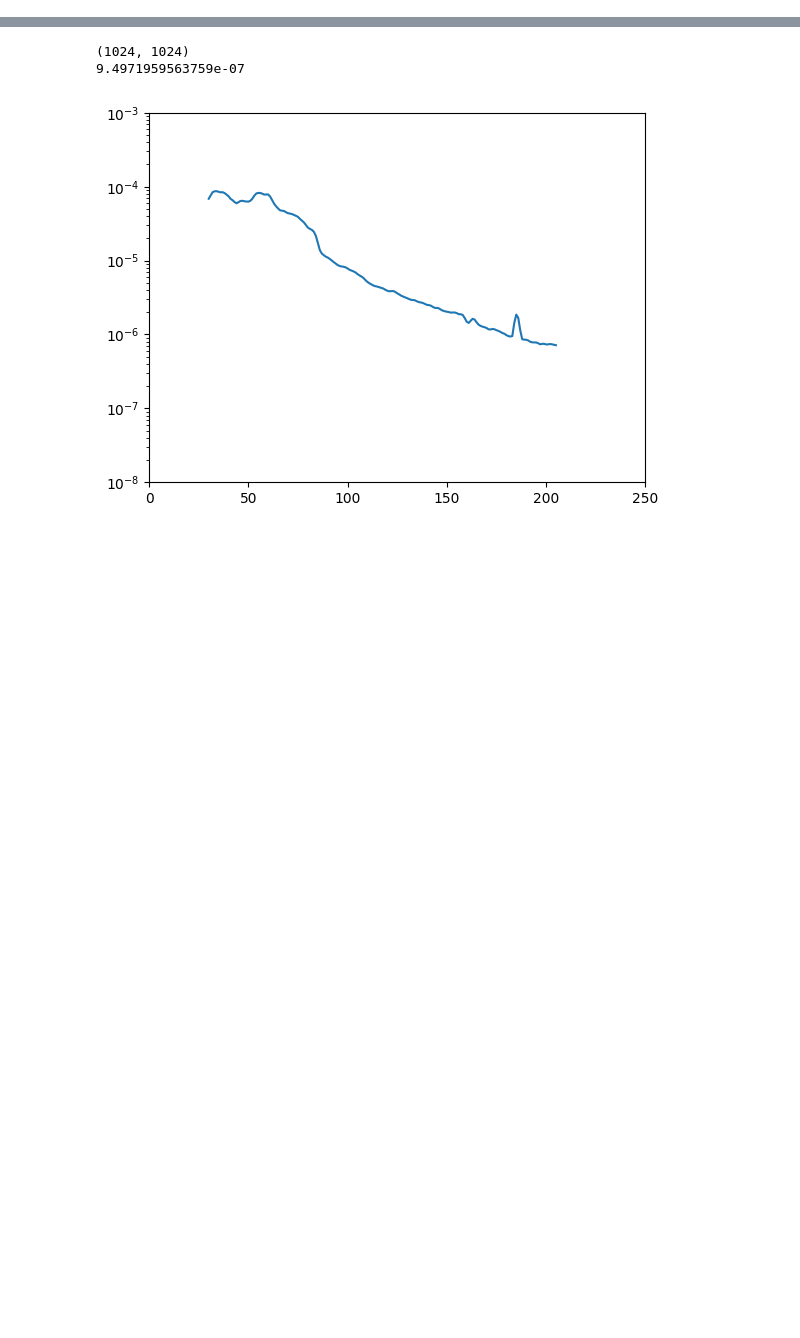
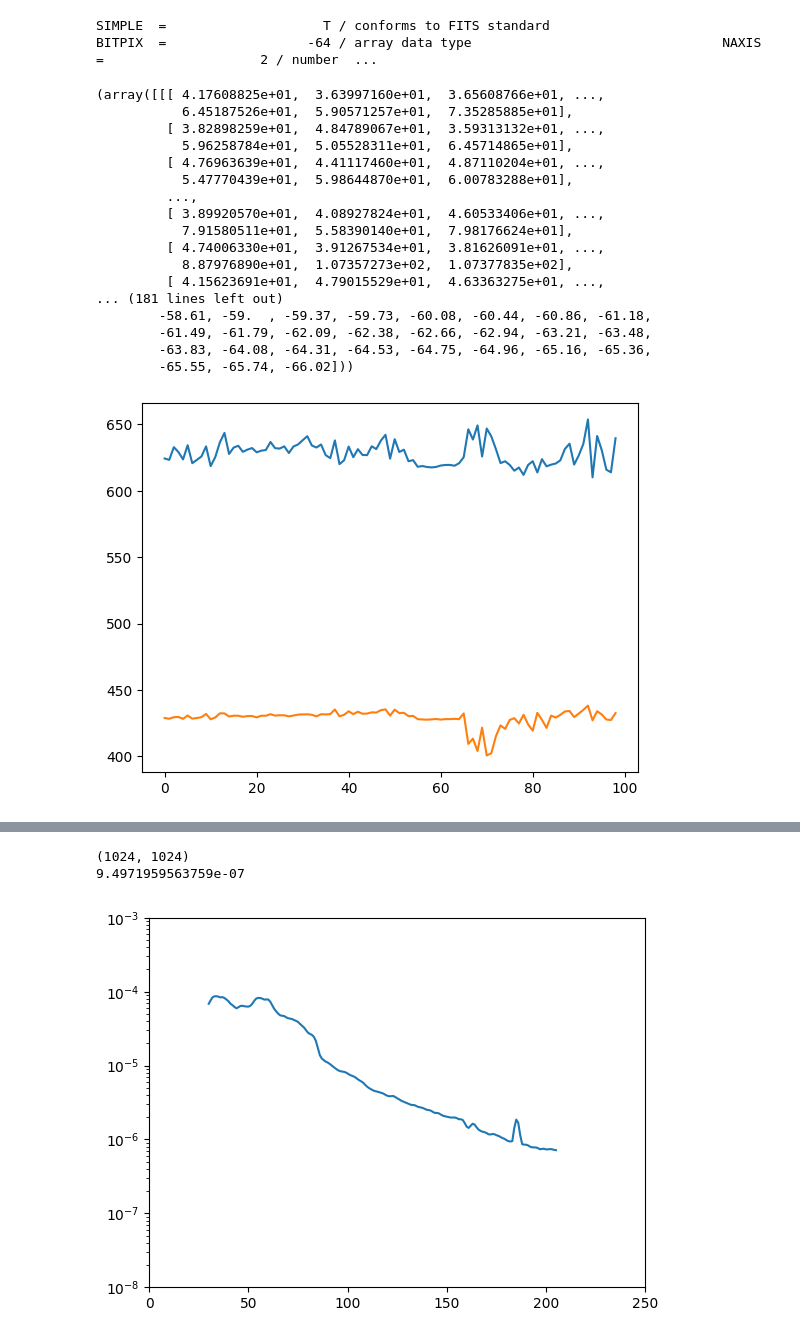
Before and after one commit to benlchang/HD47127-b-ADI, a Jupyter notebook: HD47127_ADI.ipynb, the cells around one changed output, grey strips where cells are left out. Cells and saved outputs as stored; diff of their text form; code cells hidden in the pictures; blank space fills up the shorter version.

```diff
--- a/HD47127_ADI.ipynb
+++ b/HD47127_ADI.ipynb
@@ -64,6 +64,7 @@ def ADI_getImages(flist, xdim, ydim):
     ctrs= np.zeros((len(flist),2))
     parangs = np.zeros((len(flist)))
 
+    print(fits.getheader(flist[0]))
     boxrad = 3
     cx, cy = 618, 430
     b, t, l, r = cy - boxrad, cy + boxrad, cx - boxrad, cx + boxrad
@@ -122,26 +123,26 @@ def ADI_getImages(flist, xdim, ydim):
         rawTemp[np.where(distance_from_center <= 3)] = np.nan
         fits.writeto(f'../rawPlusCenters/2021_04_CH4short/n{i}.fits', rawTemp, overwrite=True)
 
-    """distance_from_center = np.sqrt((xdat - ctrs[0][0])**2 + (ydat-ctrs[0][1])**2)
-    medcube = np.nanmedian(rawcube, axis=0)
-    newMedCube = np.copy(medcube)
-    newMedCube[np.where(distance_from_center <= 3)] = np.nan
-    fits.writeto('medIMG.fits', newMedCube, overwrite=True)
+    # distance_from_center = np.sqrt((xdat - ctrs[0][0])**2 + (ydat-ctrs[0][1])**2)
+    # medcube = np.nanmedian(rawcube, axis=0)
+    # newMedCube = np.copy(medcube)
+    # newMedCube[np.where(distance_from_center <= 3)] = np.nan
+    # fits.writeto('medIMG.fits', newMedCube, overwrite=True)
 
-    tempCube = np.copy(rawcube[0,:,:])
-    tempCube[np.where(distance_from_center <= 3)] = np.nan
-    fits.writeto('rawIMG.fits', tempCube, overwrite=True)
+    # tempCube = np.copy(rawcube[0,:,:])
+    # tempCube[np.where(distance_from_center <= 3)] = np.nan
+    # fits.writeto('rawIMG.fits', tempCube, overwrite=True)
 
-    cx, cy = int(ctrs[0][0]), int(ctrs[0][1])
-    b, t, l, r = cy - boxrad, cy + boxrad, cx - boxrad, cx + boxrad
-    print(cx, cy, b, t, l, r)
-    centroid = centroid_2dg(medcube[b:t, l:r])
-    print(centroid)
-    distance_from_center_2 = np.sqrt((xdat - l - centroid[0])**2 + (ydat - b - centroid[1])**2)
-    tempCube2 = np.copy(medcube)
-    tempCube2[np.where(distance_from_center_2 <= 3)] = np.nan
-    tempCube2[b,l:r], tempCube2[t,l:r], tempCube2[b:t, l], tempCube2[b:t, r] = np.nan, np.nan, np.nan, np.nan
-    fits.writeto('centroidIMG.fits', tempCube2, overwrite=True)"""
+    # cx, cy = int(ctrs[0][0]), int(ctrs[0][1])
+    # b, t, l, r = cy - boxrad, cy + boxrad, cx - boxrad, cx + boxrad
+    # print(cx, cy, b, t, l, r)
+    # centroid = centroid_2dg(medcube[b:t, l:r])
+    # print(centroid)
+    # distance_from_center_2 = np.sqrt((xdat - l - centroid[0])**2 + (ydat - b - centroid[1])**2)
+    # tempCube2 = np.copy(medcube)
+    # tempCube2[np.where(distance_from_center_2 <= 3)] = np.nan
+    # tempCube2[b,l:r], tempCube2[t,l:r], tempCube2[b:t, l], tempCube2[b:t, r] = np.nan, np.nan, np.nan, np.nan
+    # fits.writeto('centroidIMG.fits', tempCube2, overwrite=True)
 
     plt.plot(ctrs)
     return rawcube, ctrs, parangs
@@ -301,36 +302,58 @@ def forwardmodel(flist, psflist=None, gaussian=None):
 
     fm.klip_dataset(dataset, fm_class, outputdir=outputdir, fileprefix=prefix, numbasis=numbasis,
                 annuli=annulus_bounds, subsections=subsections, padding=padding, movement=movement)
 
 #   ___CHANGE THIS___   """
 
-# datadir = '../rawdata/2023_12_H/'
-# datadir = '../rawdata/2023_12_J/'
+datadir = '../rawdata/2023_12_H/'
+#datadir = '../rawdata/2023_12_J/'
 #datadir = '../rawdata/2023_02_H/'
 #datadir = '../rawdata/2023_12_CH4long/'
 #datadir = '../rawdata/2023_12_CH4short/'
-datadir = '../rawdata/2023_12_Kshort/'
+#datadir = '../rawdata/2023_12_Kshort/'
 #datadir = '../rawdata/DEWARPED_2021_04_CH4short/'
 flist = sorted(glob.glob(datadir + '*.fits'), reverse=True)
 #psflist = sorted(glob.glob(psfdir + '*.fits'))
 gaussian = makeGaussian(size=120, amplitude=30, fwhm=5)
 gaussian_base_signal = np.matrix.sum(np.matrix(gaussian))
 
+
+ADI_getImages(flist, 1024, 1024)
     #2023_12_H a=30 fwhm=5
     #2023_12_J a=60 fwhm=4
     #2023_12_CH4short a=60 fwhm=4
     #2023_12_Kshort a=25 fwhm=5
     #2023_02_H a=125 fwhm=4
 
 #flist_adi, cen = ADI_NIRC2(flist)
 #diskForwardmodel(flist, psflist)
 #forwardmodel(flist, psflist)
 #ADI_getImages(flist, 1024, 1024)
 #ADI_NIRC2(flist)
 #cADI_NIRC2(flist)
 #forwardmodel(flist, gaussian=gaussian)
 #flist_adi, cen = ADI_NIRC2(flist)
 #input_planet_fluxes, seps, wcs = injectFakePlanets(flist, 179300000)
+# %% [output]
+SIMPLE  =                    T / conforms to FITS standard                      BITPIX  =                  -64 / array data type                                NAXIS   =                    2 / number  ...
+(array([[[ 4.17608825e+01,  3.63997160e+01,  3.65608766e+01, ...,
+           6.45187526e+01,  5.90571257e+01,  7.35285885e+01],
+         [ 3.82898259e+01,  4.84789067e+01,  3.59313132e+01, ...,
+           5.96258784e+01,  5.05528311e+01,  6.45714865e+01],
+         [ 4.76963639e+01,  4.41117460e+01,  4.87110204e+01, ...,
+           5.47770439e+01,  5.98644870e+01,  6.00783288e+01],
+         ...,
+         [ 3.89920570e+01,  4.08927824e+01,  4.60533406e+01, ...,
+           7.91580511e+01,  5.58390140e+01,  7.98176624e+01],
+         [ 4.74006330e+01,  3.91267534e+01,  3.81626091e+01, ...,
+           8.87976890e+01,  1.07357273e+02,  1.07377835e+02],
+         [ 4.15623691e+01,  4.79015529e+01,  4.63363275e+01, ...,
+... (181 lines left out)
+        -58.61, -59.  , -59.37, -59.73, -60.08, -60.44, -60.86, -61.18,
+        -61.49, -61.79, -62.09, -62.38, -62.66, -62.94, -63.21, -63.48,
+        -63.83, -64.08, -64.31, -64.53, -64.75, -64.96, -65.16, -65.36,
+        -65.55, -65.74, -66.02]))
+[figure, added]
 # %%
 def processFMObject(output_prefix):
     #next step:
```
Also changed, not shown: parts of 1 cell of this notebook.
